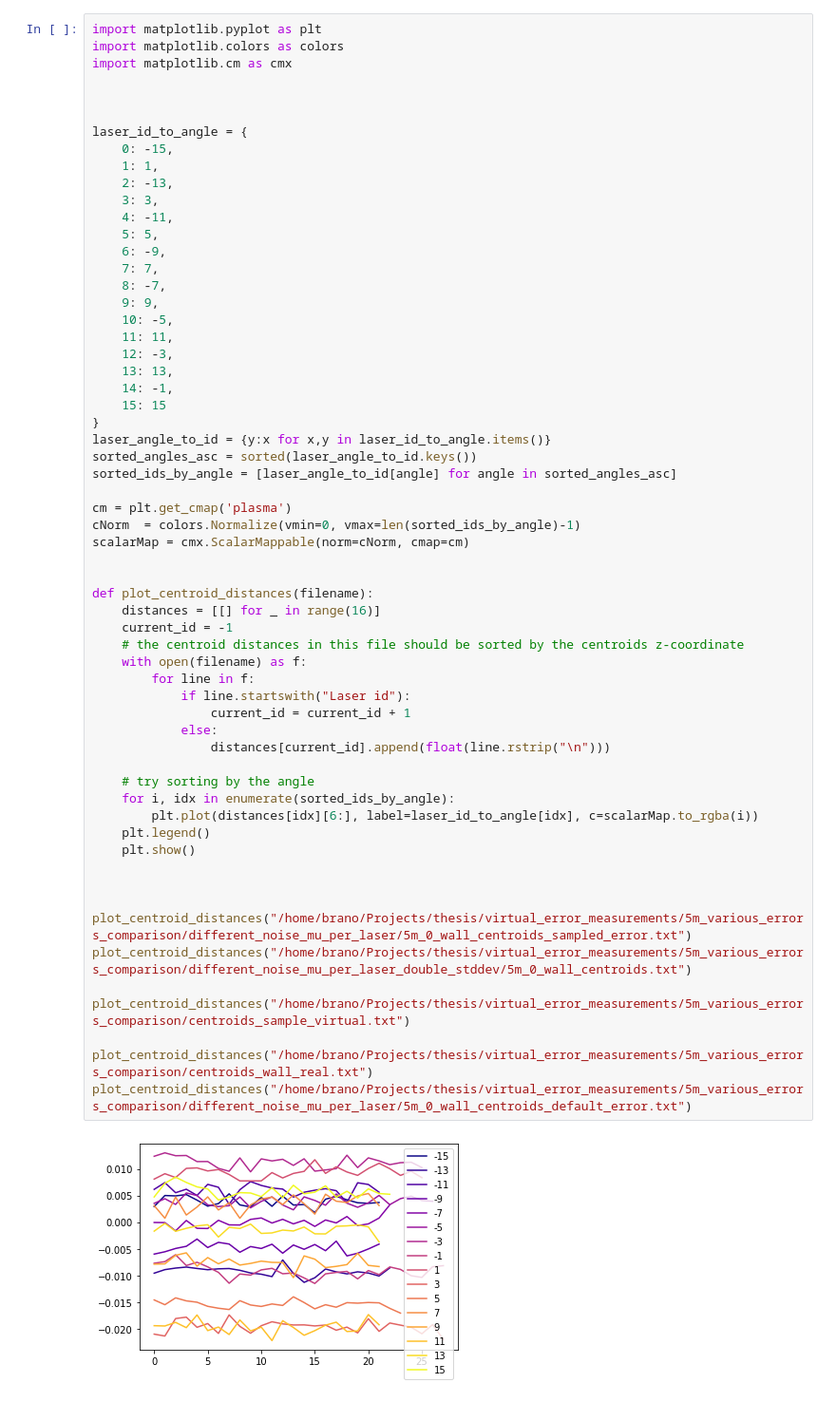
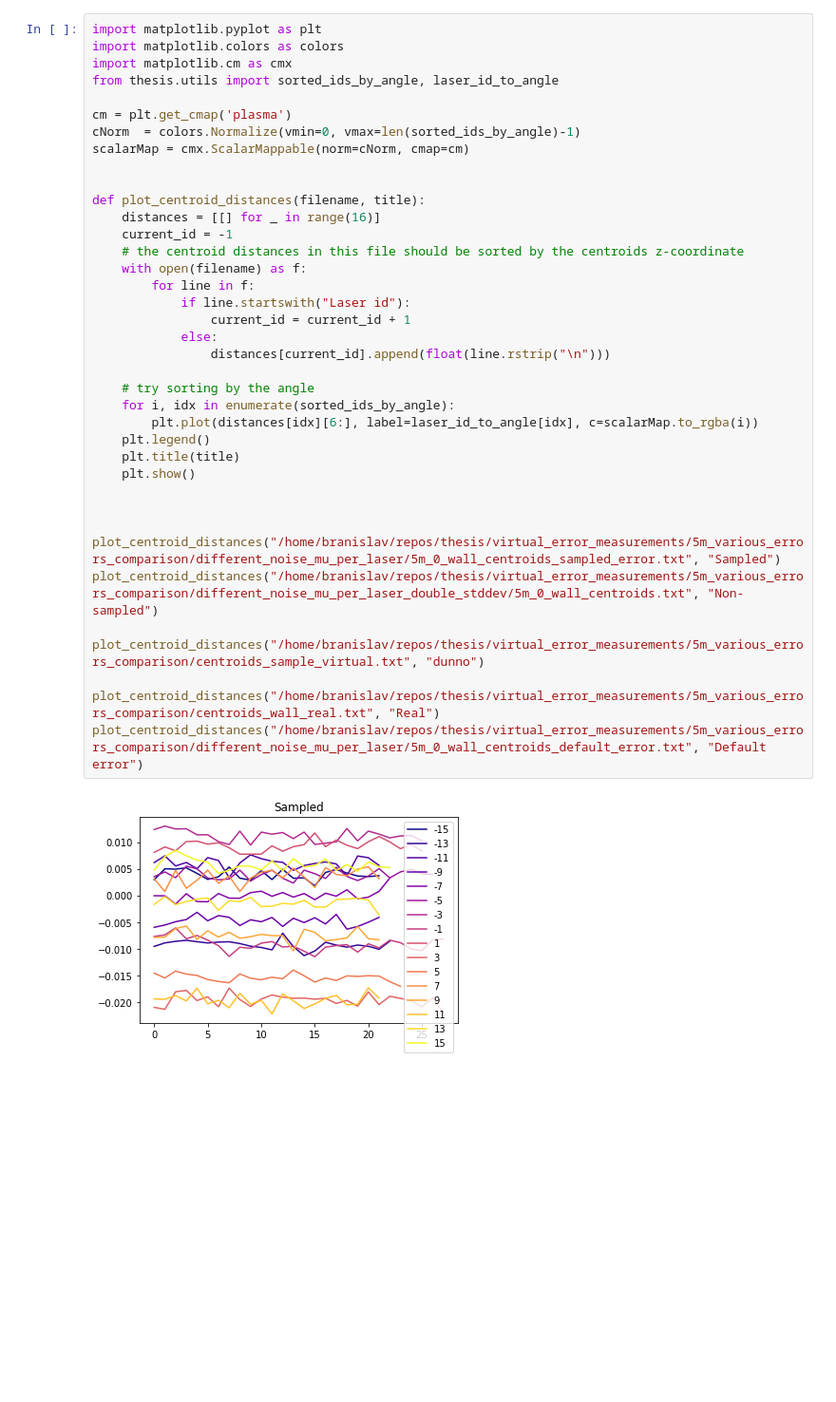
Before and after one commit to branislavjenco/thesis-code, a Jupyter notebook: centroid_distances.ipynb, the cells around one changed output. Shown: that part at 95% size. Cells and saved outputs as stored; diff of their text form; blank space fills up the shorter version.

```diff
--- a/centroid_distances.ipynb
+++ b/centroid_distances.ipynb
@@ -2,61 +5,39 @@
 import matplotlib.pyplot as plt
 import matplotlib.colors as colors
 import matplotlib.cm as cmx
-
-
-
-laser_id_to_angle = {
-    0: -15,
-    1: 1,
-    2: -13,
-    3: 3,
-    4: -11,
-    5: 5,
-    6: -9,
-    7: 7,
-    8: -7,
-    9: 9,
-    10: -5,
-    11: 11,
-    12: -3,
-    13: 13,
-    14: -1,
-    15: 15
-}
-laser_angle_to_id = {y:x for x,y in laser_id_to_angle.items()}
-sorted_angles_asc = sorted(laser_angle_to_id.keys())
-sorted_ids_by_angle = [laser_angle_to_id[angle] for angle in sorted_angles_asc]
+from thesis.utils import sorted_ids_by_angle, laser_id_to_angle
 
 cm = plt.get_cmap('plasma')
 cNorm  = colors.Normalize(vmin=0, vmax=len(sorted_ids_by_angle)-1)
 scalarMap = cmx.ScalarMappable(norm=cNorm, cmap=cm)
 
 
-def plot_centroid_distances(filename):
+def plot_centroid_distances(filename, title):
     distances = [[] for _ in range(16)]
     current_id = -1
     # the centroid distances in this file should be sorted by the centroids z-coordinate
     with open(filename) as f:
         for line in f:
             if line.startswith("Laser id"):
                 current_id = current_id + 1
             else:
                 distances[current_id].append(float(line.rstrip("\n")))
 
     # try sorting by the angle
     for i, idx in enumerate(sorted_ids_by_angle):
         plt.plot(distances[idx][6:], label=laser_id_to_angle[idx], c=scalarMap.to_rgba(i))
     plt.legend()
+    plt.title(title)
     plt.show()
 
 
 
-plot_centroid_distances("/home/brano/Projects/thesis/virtual_error_measurements/5m_various_errors_comparison/different_noise_mu_per_laser/5m_0_wall_centroids_sampled_error.txt")
-plot_centroid_distances("/home/brano/Projects/thesis/virtual_error_measurements/5m_various_errors_comparison/different_noise_mu_per_laser_double_stddev/5m_0_wall_centroids.txt")
+plot_centroid_distances("/home/branislav/repos/thesis/virtual_error_measurements/5m_various_errors_comparison/different_noise_mu_per_laser/5m_0_wall_centroids_sampled_error.txt", "Sampled")
+plot_centroid_distances("/home/branislav/repos/thesis/virtual_error_measurements/5m_various_errors_comparison/different_noise_mu_per_laser_double_stddev/5m_0_wall_centroids.txt", "Non-sampled")
 
-plot_centroid_distances("/home/brano/Projects/thesis/virtual_error_measurements/5m_various_errors_comparison/centroids_sample_virtual.txt")
+plot_centroid_distances("/home/branislav/repos/thesis/virtual_error_measurements/5m_various_errors_comparison/centroids_sample_virtual.txt", "dunno")
 
-plot_centroid_distances("/home/brano/Projects/thesis/virtual_error_measurements/5m_various_errors_comparison/centroids_wall_real.txt")
-plot_centroid_distances("/home/brano/Projects/thesis/virtual_error_measurements/5m_various_errors_comparison/different_noise_mu_per_laser/5m_0_wall_centroids_default_error.txt")
+plot_centroid_distances("/home/branislav/repos/thesis/virtual_error_measurements/5m_various_errors_comparison/centroids_wall_real.txt", "Real")
+plot_centroid_distances("/home/branislav/repos/thesis/virtual_error_measurements/5m_various_errors_comparison/different_noise_mu_per_laser/5m_0_wall_centroids_default_error.txt", "Default error")
 # %% [output]
-[figure, old version]
+[figure, new version]
```
Also changed, not shown: parts of 3 cells of this notebook, 11 other files.
